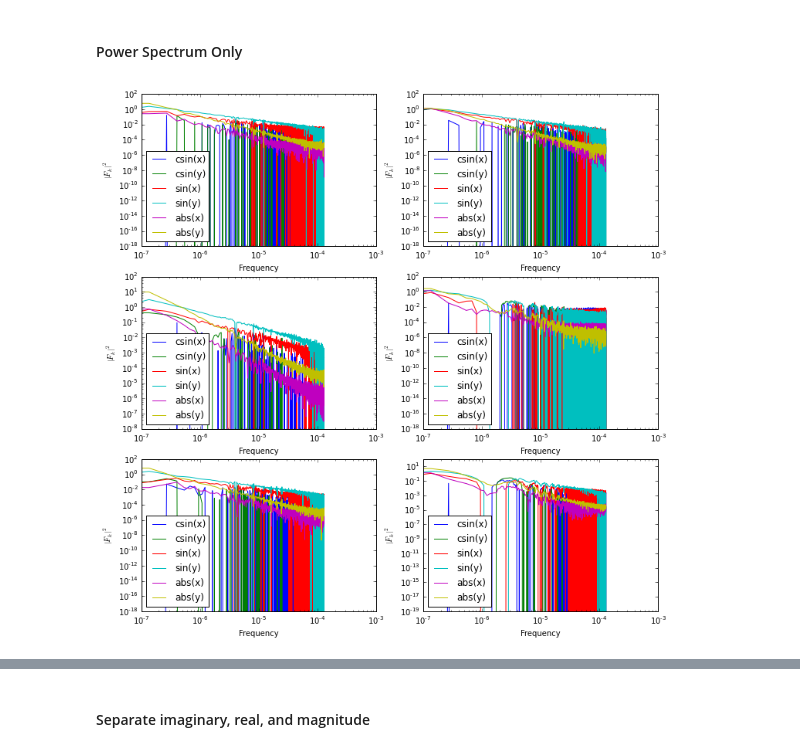
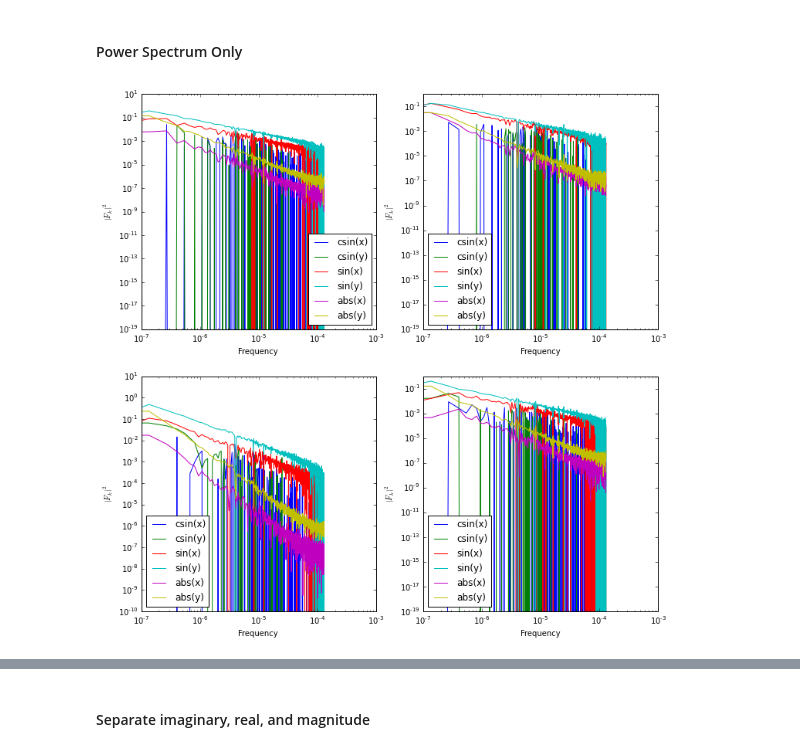
Before and after one commit to vdutell/eyemovement, a Jupyter notebook: Eye Movement Modeling.ipynb, the cells around one changed output, grey strips where cells are left out. Drawn from its saved outputs; the diff is of its cells as text; code cells hidden in the pictures.

Commit message:
implemented filter

```diff
--- a/Eye Movement Modeling.ipynb
+++ b/Eye Movement Modeling.ipynb
@@ -223,0 +271,5 @@ Note: We should know from the specs of the AOSLO what our expected error is.
+# %%
+del trialsf[5]
+del trialsf[3]
+for trial in trialsf:
+    trial.filterinfo = "1) trials with microsaccade-like data discarded.\n"
@@ -223,0 +655,3 @@ Note: We should know from the specs of the AOSLO what our expected error is.
+# %%
+for trial in trialsf:
+    print trial.filterinfo
@@ -231,10 +677,10 @@ import numpy as np
 from scipy.fftpack import fft
 
 fig, ax = plt.subplots(nrow, ncol, figsize=(10,10))
-tstep = float(2*len(trials[0].x)) #this is the Nyquist frequency (2x sampling rate)
+tstep = float(2*len(trialsf[0].x)) #this is the Nyquist frequency (2x sampling rate)
 
 for i, pl in enumerate(ax.flatten()):
-    trial = trials[i]
+    trial = trialsf[i]
 
     #X direction
     xfq = np.fft.fftshift(np.fft.fftfreq(len(trial.x), tstep))
@@ -262,16 +708,16 @@ from scipy.fftpack import fft
 from scipy import signal
 
 fig, ax = plt.subplots(nrow, ncol, figsize=(10,10))
-tstep = float(2*len(trials[0].x)) #this is the Nyquist frequency (2x sampling rate)
+tstep = float(2*len(trialsf[0].x)) #this is the Nyquist frequency (sampling rate 2x signal)
 #tstep = 10000
 
 for i, pl in enumerate(ax.flatten()):
-    trial = trials[i]
+    trial = trialsf[i]
 
     ##normalize data
     x = trial.x - np.mean(trial.x)
     y = trial.y - np.mean(trial.y)
-
+    ##detrend
     x = signal.detrend(x)
     y = signal.detrend(y)
 
@@ -281,6 +727,9 @@ for i, pl in enumerate(ax.flatten()):
     #Y direction
     yfq = np.fft.fftshift(np.fft.fftfreq(len(y), tstep))
     yps = np.fft.fftshift(np.abs(np.fft.fft(y)))
+    ##remove zero
+    xps[xfq==0] = 0
+    yps[yfq==0] = 0
     ##plot it
     pl.plot(xfq, xps, label = 'x')
     pl.plot(yfq, yps, label = 'y')
@@ -306,14 +755,14 @@ import numpy as np
 from scipy.fftpack import fft
 
 fig, ax = plt.subplots(nrow, ncol, figsize=(12,12)) #, sharex = True )
-tstep = float(2*len(trials[0].x)) #this is the Nyquist frequency (2x sampling rate)
+tstep = float(2*len(trialsf[0].x)) #this is the Nyquist frequency (2x sampling rate)
 
 ##calc number of rows needed with 2 cols (one for each of re/im/mag part of FFT)
 ncol = 2
-nrow = int(math.ceil(len(trials) / ncol))
+nrow = int(math.ceil(len(trialsf) / ncol))
 
 for i, pl in enumerate(ax.flatten()):
-    trial = trials[i]
+    trial = trialsf[i]
     #X direction
     xnu = np.fft.fftshift(np.fft.fftfreq(len(trial.x),tstep))
     xfq = np.fft.fftshift(np.fft.fft(trial.x)/len(trial.x))
@@ -341,34 +790,34 @@ for i, pl in enumerate(ax.flatten()):
     #pl.legend(loc = 0)
 
     ##plot imaginary (sine)
     pl.plot(xnu, xfqim, label = 'sin(x)')
     pl.plot(ynu, yfqim, label = 'sin(y)')
     ##log scale
     pl.set_xscale('log')
     pl.set_yscale('log')
     ##labels
     pl.set_xlabel('Frequency')
     pl.set_ylabel(r'$Im[F_k]$')
     ##legend
     #pl.legend(loc = 0)
 
     ##plot spectral power (magnitude)
     pl.plot(xnu, xfqabs, label = 'abs(x)')
     pl.plot(ynu, yfqabs, label = 'abs(y)')
     ##log scale
     pl.set_xscale('log')
     pl.set_yscale('log')
     ##labels
     pl.set_xlabel('Frequency')
     pl.set_ylabel(r'$\vert F_k \vert ^2$')
     ##legend
     pl.legend(loc = 0)
 
 #fig.subplots_adjust(hspace=0)
 #plt.setp([a.get_xticklabels() for a in fig.axes[:-3]], visible=False)
 plt.show()
 # %% [output]
-[figure, old version]
+[figure, new version]
 # %%
 %%javascript
 IPython.OutputArea.auto_scroll_threshold = 100;
```
Also changed, not shown: parts of 43 cells of this notebook.
